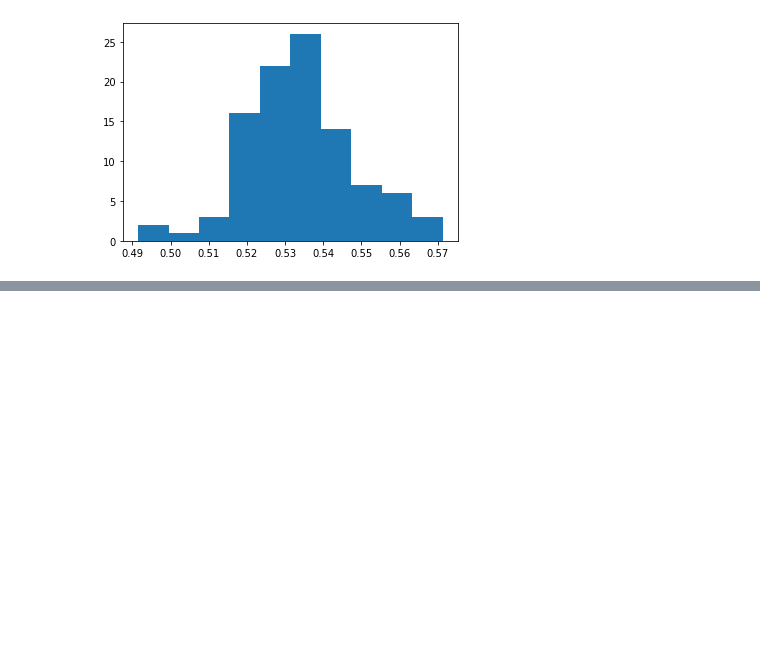
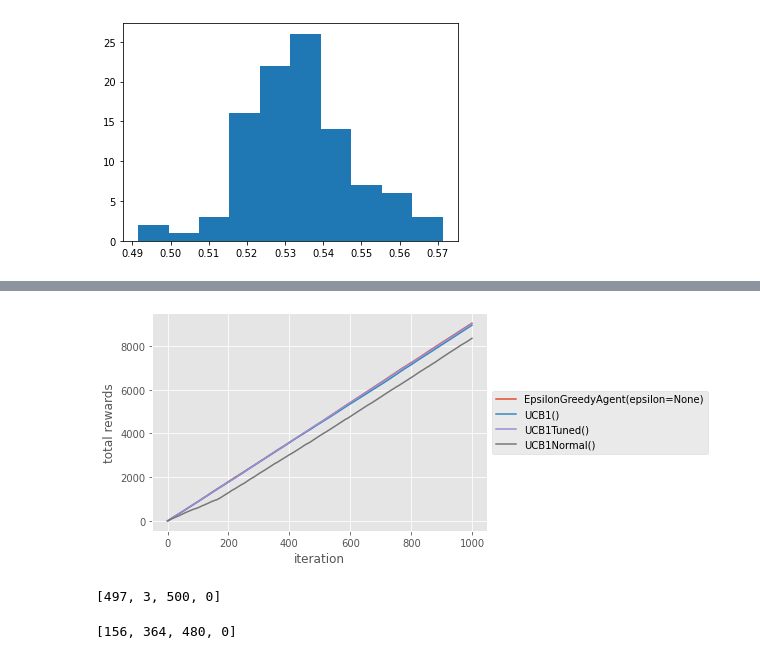
Before and after one commit to eminik/samples, a Jupyter notebook: notebooks/Multi-Armed Bandits Experiments.ipynb, the cells around one changed output, grey strips where cells are left out. Saved outputs shown, nothing was run; the diff lists cells and outputs as text; code cells hidden in the pictures; blank space fills up the shorter version.

```diff
--- a/notebooks/Multi-Armed Bandits Experiments.ipynb
+++ b/notebooks/Multi-Armed Bandits Experiments.ipynb
@@ -93,0 +124,4 @@ plt.hist(np.random.beta(535 + 1, 463 + 1, size=100))
+# %%
+utils.compare_agents(get_agents(), normal_bandits, 1000, show_plot=True)
+# %% [output]
+[figure, added]
@@ -93,0 +141,8 @@ plt.hist(np.random.beta(535 + 1, 463 + 1, size=100))
+# %%
+run_comparison_ucb(bernoulli_bandits)
+# %% [output]
+[497, 3, 500, 0]
+# %%
+run_comparison_ucb(normal_bandits)
+# %% [output]
+[156, 364, 480, 0]
```
Also changed, not shown: parts of 6 cells of this notebook, 6 other files.
